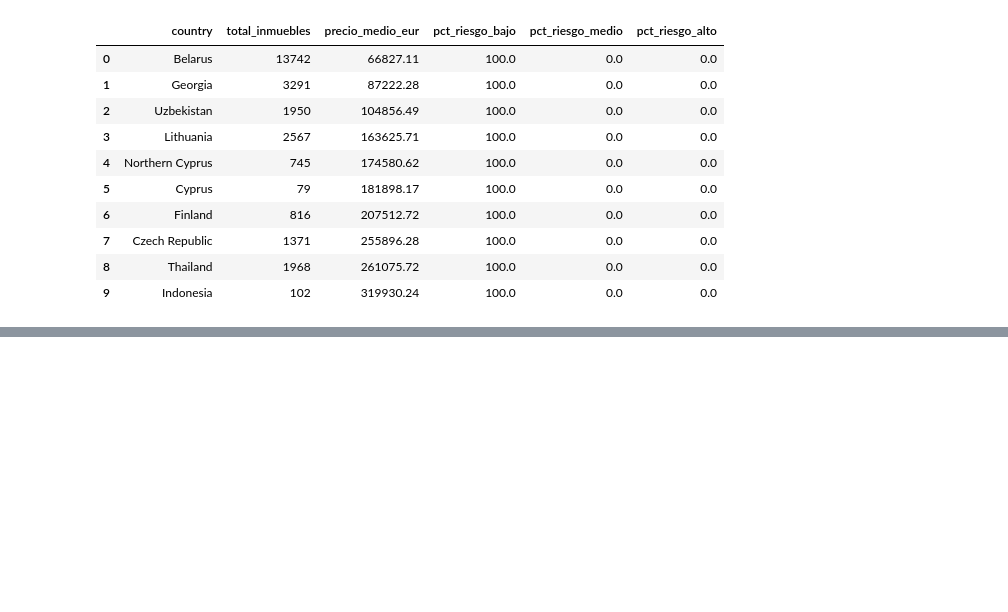
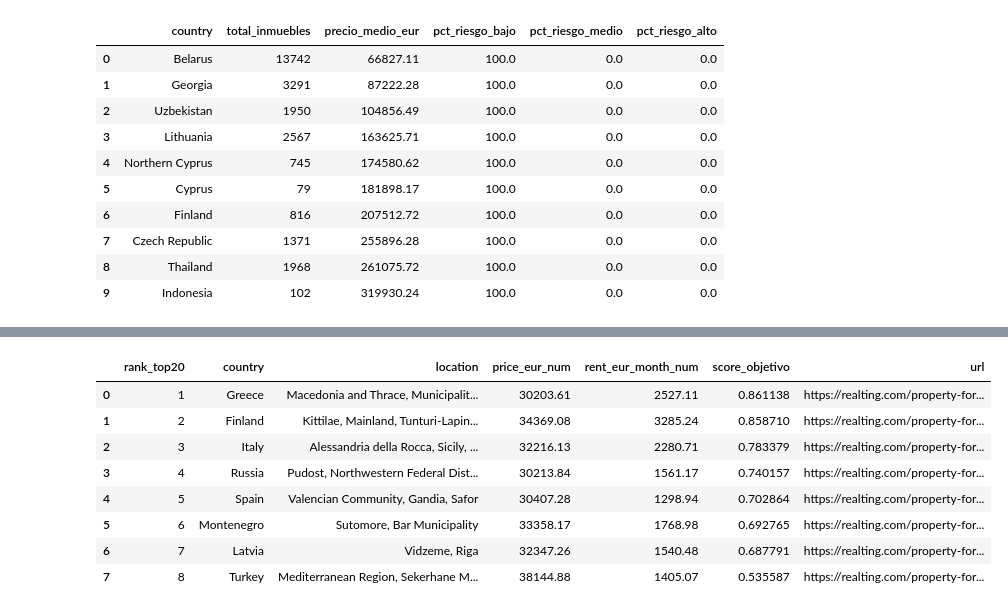
Before and after one commit to 313danielscv-pixel/Proyecto_Inmuebles, a Jupyter notebook: proyecto-inmobiliario-global/procesamiento/procesamiento.ipynb, the cells around one changed output, grey strips where cells are left out. Saved outputs shown, nothing was run; the diff lists cells and outputs as text; code cells hidden in the pictures; blank space fills up the shorter version.

```diff
--- a/proyecto-inmobiliario-global/procesamiento/procesamiento.ipynb
+++ b/proyecto-inmobiliario-global/procesamiento/procesamiento.ipynb
@@ -204,0 +237,81 @@ display(summary.head(25))
+# %%
+# TOP 20 RAPIDO RECONFIGURADO
+import pandas as pd
+import numpy as np
+
+data_path = '../pre-procesamiento/processed.csv'
+quick_df = pd.read_csv(data_path, sep=',', low_memory=False)
+
+def parse_currency_quick(series: pd.Series) -> pd.Series:
+    s = series.fillna('').astype(str).str.strip()
+    # Intenta parseo directo primero
+    direct = pd.to_numeric(s, errors='coerce')
+
+    # Fallback para formatos con euro, miles y coma decimal
+    cleaned = (
+        s.str.replace('€', '', regex=False)
+         .str.replace(' ', '', regex=False)
+         .str.replace('.', '', regex=False)
+         .str.replace(',', '.', regex=False)
+    )
+    fallback = pd.to_numeric(cleaned, errors='coerce')
+
+    return direct.fillna(fallback)
+
+# Precio TOTAL (no entrada)
+if 'price_in_Euro_calculo' in quick_df.columns:
+    quick_df['price_eur_num'] = pd.to_numeric(quick_df['price_in_Euro_calculo'], errors='coerce')
+else:
+    quick_df['price_eur_num'] = parse_currency_quick(quick_df.get('price_in_Euro', pd.Series(index=quick_df.index, dtype='object')))
+
+quick_df['rent_eur_month_num'] = parse_currency_quick(
+    quick_df.get('zone_rental_price', pd.Series(index=quick_df.index, dtype='object'))
+)
+
+listing_text = (
+    quick_df.get('location', pd.Series(index=quick_df.index, dtype='object')).fillna('').astype(str).str.lower()
+    + ' '
+    + quick_df.get('url', pd.Series(index=quick_df.index, dtype='object')).fillna('').astype(str).str.lower()
+    + ' '
+    + quick_df.get('image', pd.Series(index=quick_df.index, dtype='object')).fillna('').astype(str).str.lower()
+)
+sold_pattern = r'\bsold\b|\bvendido\b|\bvendida\b|\breservado\b|\breserved\b'
+
+# Filtro rapido pedido
+q = quick_df[
+    (~listing_text.str.contains(sold_pattern, regex=True, na=False))
+    & quick_df['country'].notna()
+    & quick_df['price_eur_num'].between(30000, 45000, inclusive='both')
+    & (quick_df['rent_eur_month_num'] >= 1200)
+].copy()
+
+if q.empty:
+    print('No hay resultados con: no sold + precio 30k-45k + renta >=1200')
+else:
+    # Score simple: cercano a 30k + renta alta
+    q['score_precio_30k'] = (1.0 - (q['price_eur_num'] - 30000).abs() / 30000).clip(0.0, 1.0)
+    q['score_renta_1200'] = ((q['rent_eur_month_num'] - 1200) / 1200).clip(lower=0.0, upper=2.0) / 2.0
+    q['score_objetivo'] = 0.7 * q['score_precio_30k'] + 0.3 * q['score_renta_1200']
+
+    top20_rapido = (
+        q.sort_values(['score_objetivo', 'rent_eur_month_num'], ascending=[False, False])
+         .groupby('country', as_index=False).head(1)
+         .sort_values(['score_objetivo', 'rent_eur_month_num'], ascending=[False, False])
+         .head(20)
+         .reset_index(drop=True)
+    )
+    top20_rapido.insert(0, 'rank_top20', np.arange(1, len(top20_rapido) + 1))
+
+    cols = ['rank_top20', 'country', 'location', 'price_eur_num', 'rent_eur_month_num', 'score_objetivo', 'url']
+    display(top20_rapido[cols])
+    print(f'Resultados: {len(top20_rapido)} | Paises unicos: {top20_rapido["country"].nunique()}')
+# %% [output]
+|  | rank_top20 | country | location | price_eur_num | rent_eur_month_num | score_objetivo | url |
+| 0 | 1 | Greece | Macedonia and Thrace, Municipalit... | 30203.61 | 2527.11 | 0.861138 | https://realting.com/property-for... |
+| 1 | 2 | Finland | Kittilae, Mainland, Tunturi-Lapin... | 34369.08 | 3285.24 | 0.858710 | https://realting.com/property-for... |
+| 2 | 3 | Italy | Alessandria della Rocca, Sicily, ... | 32216.13 | 2280.71 | 0.783379 | https://realting.com/property-for... |
+| 3 | 4 | Russia | Pudost, Northwestern Federal Dist... | 30213.84 | 1561.17 | 0.740157 | https://realting.com/property-for... |
+| 4 | 5 | Spain | Valencian Community, Gandia, Safor | 30407.28 | 1298.94 | 0.702864 | https://realting.com/property-for... |
+| 5 | 6 | Montenegro | Sutomore, Bar Municipality | 33358.17 | 1768.98 | 0.692765 | https://realting.com/property-for... |
+| 6 | 7 | Latvia | Vidzeme, Riga | 32347.26 | 1540.48 | 0.687791 | https://realting.com/property-for... |
+| 7 | 8 | Turkey | Mediterranean Region, Sekerhane M... | 38144.88 | 1405.07 | 0.535587 | https://realting.com/property-for... |
```
Also changed, not shown: parts of 10 cells of this notebook, 6 other files.
